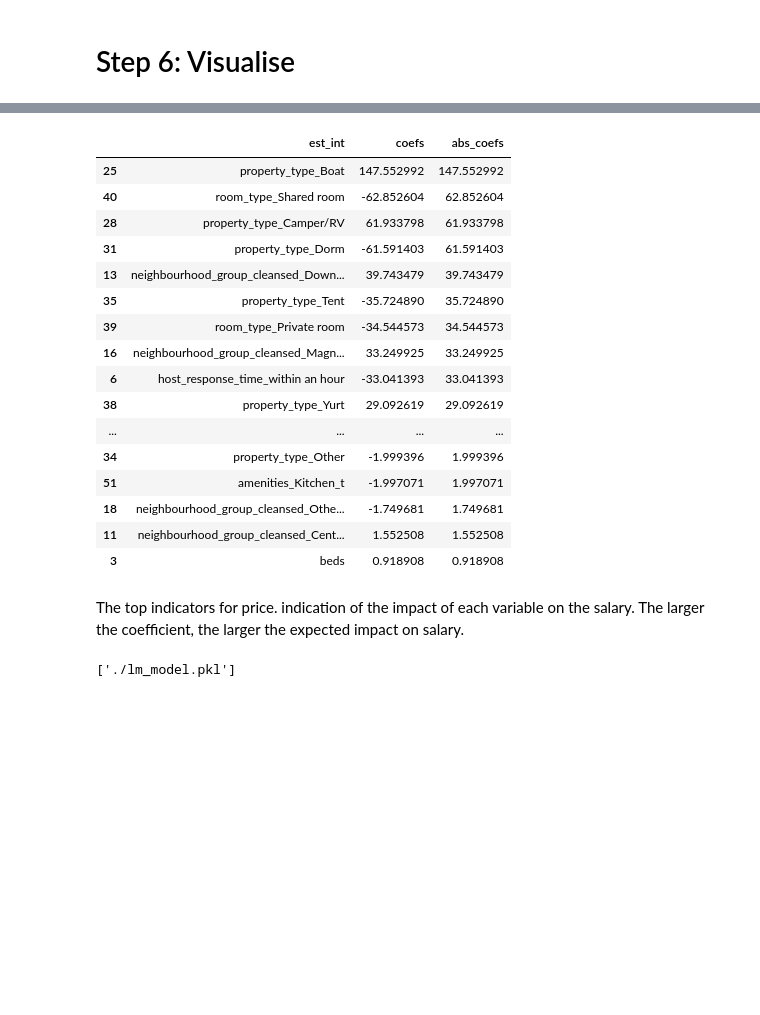
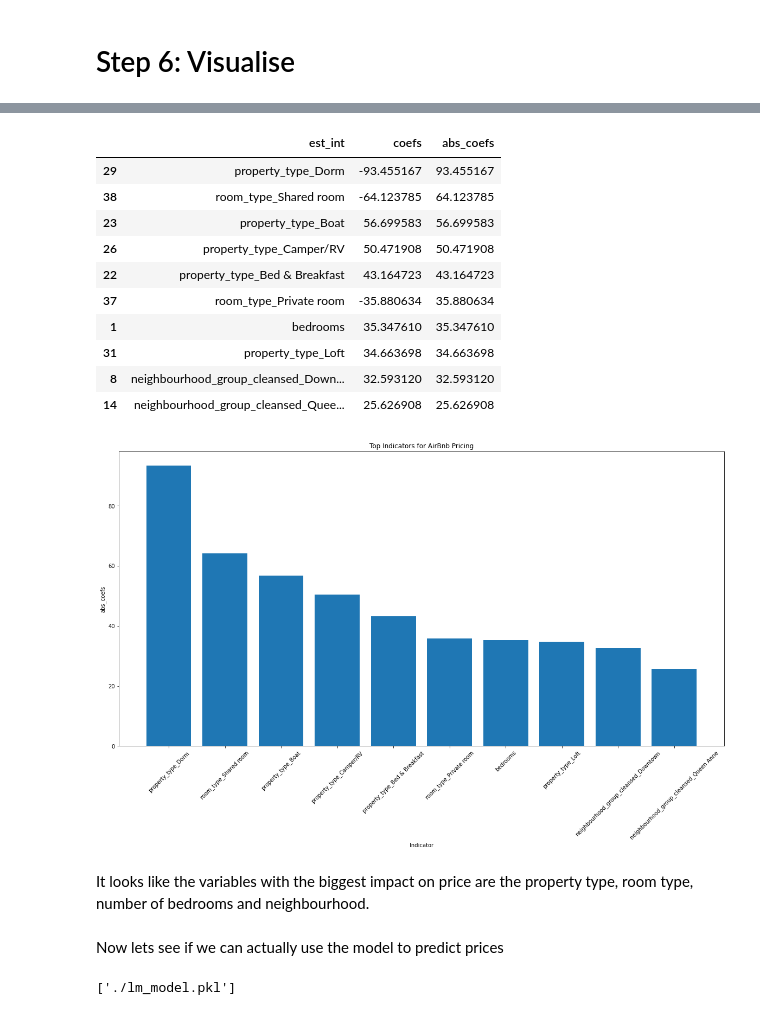
Before and after one commit to kirstencampbellyoung/Data-science-blog-post, a Jupyter notebook: Question3.ipynb, the cells around one changed output, grey strips where cells are left out. Cells and saved outputs as stored; diff of their text form; code cells hidden in the pictures; blank space fills up the shorter version.

```diff
--- a/Question3.ipynb
+++ b/Question3.ipynb
@@ -176,7 +168,7 @@ def list_into_columns(df, col):
     new_df = new_df.sort_values('count', ascending=False)
     new_df['perc'] = new_df['count']/count_rows
 
-    new_columns = list(new_df.head(3)['amenities'])
+    new_columns = list(new_df.head(10)['amenities'])
 
     df[col].str.split(",")
 
@@ -218,0 +211,12 @@ I can see that some columns are missing a lot of information. I want to identify
+# %%
+# Remove outliers
+mean = df_listings['price'].mean()
+sd = df_listings['price'].std()
+df_listings = df_listings[(df_listings['price'] < mean + (4*sd))]
+label = df_listings['price']
+fig, ax = plt.subplots(1, 1)
+ax.hist(label, bins=50)
+ax.set_ylabel('Frequency')
+ax.axvline(label.mean(), color='magenta', linestyle='dashed', linewidth=2)
+ax.axvline(label.median(), color='cyan', linestyle='dashed', linewidth=2)
+fig.suptitle('Price Distribution of listings')
@@ -261,5 +268,5 @@ plt.show()
 Looking at the plots above, the columns that I would like to include in my machine learning model are as follows:
 # %%
 # Numerical columns to keep:
-numerical = ['accommodates', 'bathrooms', 'bedrooms','beds', 'price']
+numerical = ['accommodates', 'bedrooms','beds', 'price']
 # %% [markdown]
@@ -309,6 +317,6 @@ plt.show()
 Looking at the above plots, the columns I would like to keep in my model are:
 # %%
 # Categorical values to keep
-categorical = ['host_response_time', 'host_has_profile_pic', 'neighbourhood_group_cleansed',
-              'property_type', 'room_type', 'bed_type', 'cancellation_policy', 'require_guest_profile_picture',
-              'require_guest_phone_verification', 'amenities_Wireless Internet','amenities_Heating', 'amenities_Kitchen' ]
+categorical = ['neighbourhood_group_cleansed', 'cancellation_policy', 'require_guest_profile_picture',
+              'property_type', 'room_type', 'bed_type', 'amenities_Wireless Internet',
+               'amenities_Kitchen', 'amenities_Internet', 'amenities_TV' , 'amenities_Washer', 'amenities_Dryer']
@@ -424,25 +427,35 @@ def coef_weights(coefficients, X_train):
     return coefs_df
 # %%
 coef_df = coef_weights(lm_model.coef_, X_train)
-coef_df
+coef_df.head(10)
 # %% [output]
 |  | est_int | coefs | abs_coefs |
-| 25 | property_type_Boat | 147.552992 | 147.552992 |
-| 40 | room_type_Shared room | -62.852604 | 62.852604 |
-| 28 | property_type_Camper/RV | 61.933798 | 61.933798 |
-| 31 | property_type_Dorm | -61.591403 | 61.591403 |
-| 13 | neighbourhood_group_cleansed_Down... | 39.743479 | 39.743479 |
-| 35 | property_type_Tent | -35.724890 | 35.724890 |
-| 39 | room_type_Private room | -34.544573 | 34.544573 |
-| 16 | neighbourhood_group_cleansed_Magn... | 33.249925 | 33.249925 |
-| 6 | host_response_time_within an hour | -33.041393 | 33.041393 |
-| 38 | property_type_Yurt | 29.092619 | 29.092619 |
-| ... | ... | ... | ... |
-| 34 | property_type_Other | -1.999396 | 1.999396 |
-| 51 | amenities_Kitchen_t | -1.997071 | 1.997071 |
-| 18 | neighbourhood_group_cleansed_Othe... | -1.749681 | 1.749681 |
-| 11 | neighbourhood_group_cleansed_Cent... | 1.552508 | 1.552508 |
-| 3 | beds | 0.918908 | 0.918908 |
+| 29 | property_type_Dorm | -93.455167 | 93.455167 |
+| 38 | room_type_Shared room | -64.123785 | 64.123785 |
+| 23 | property_type_Boat | 56.699583 | 56.699583 |
+| 26 | property_type_Camper/RV | 50.471908 | 50.471908 |
+| 22 | property_type_Bed & Breakfast | 43.164723 | 43.164723 |
+| 37 | room_type_Private room | -35.880634 | 35.880634 |
+| 1 | bedrooms | 35.347610 | 35.347610 |
+| 31 | property_type_Loft | 34.663698 | 34.663698 |
+| 8 | neighbourhood_group_cleansed_Down... | 32.593120 | 32.593120 |
+| 14 | neighbourhood_group_cleansed_Quee... | 25.626908 | 25.626908 |
-# %% [markdown]
-The top indicators for price.  indication of the impact of each variable on the salary. The larger the coefficient, the larger the expected impact on salary.
+# %%
+#Plot coefficients
+
+fig = plt.figure(figsize=(20,10))
+ax = plt.subplot(111)
+
+plt.bar(coef_df['est_int'].head(10),coef_df['abs_coefs'].head(10))
+plt.xlabel('Indicator')
+ax.set_xticklabels(coef_df['est_int'].head(10), rotation=45)
+plt.ylabel('abs_coefs')
+plt.title('Top Indicators for AirBnb Pricing')
+plt.show()
+# %% [output]
+[figure, added]
+# %% [markdown]
+It looks like the variables with the biggest impact on price are the property type, room type, number of bedrooms and neighbourhood.
+# %% [markdown]
+Now lets see if we can actually use the model to predict prices
 # %%
```
Also changed, not shown: parts of 42 cells of this notebook, 3 other files.
